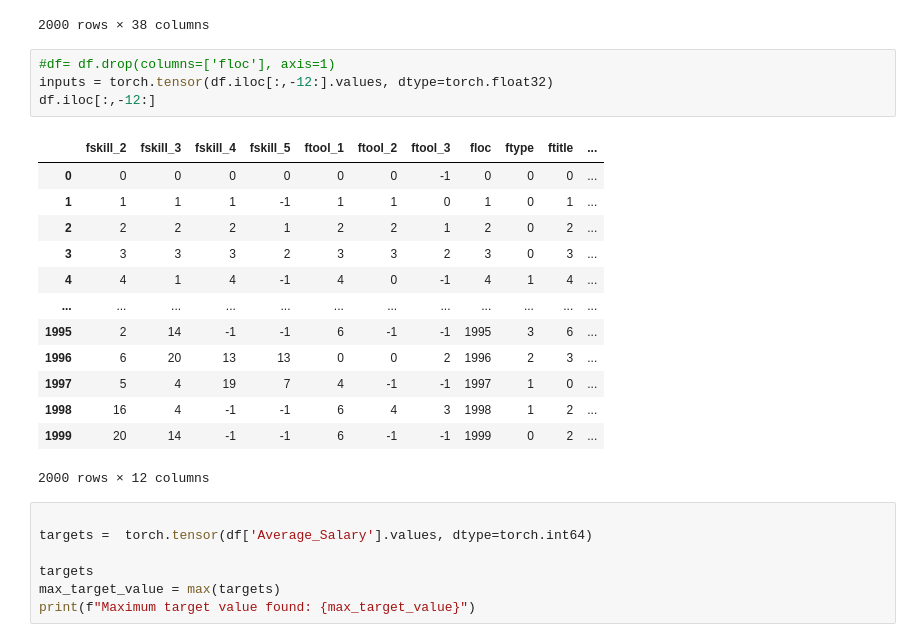
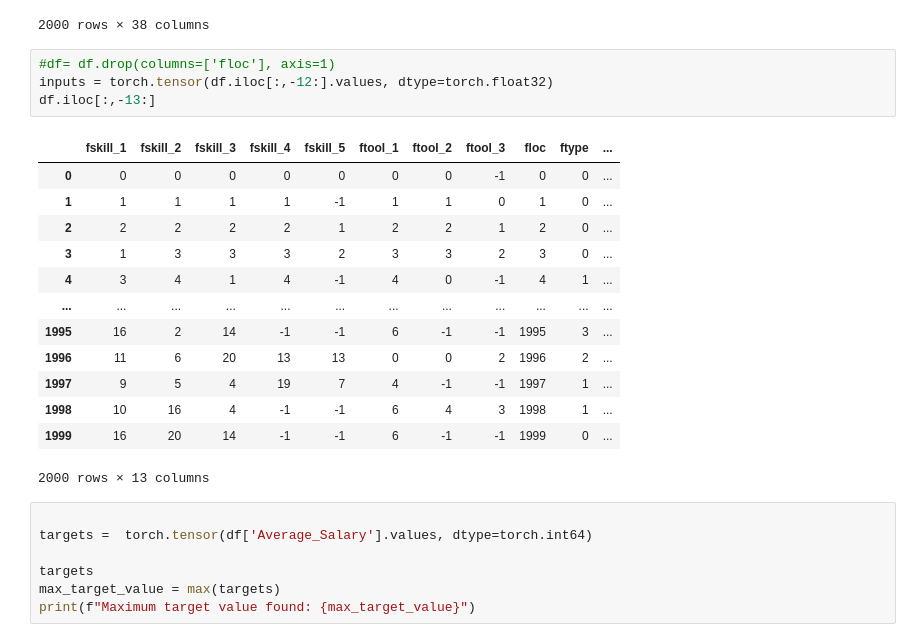
Before and after one commit to Konner-Yi/ai-job-analysis-model, a Jupyter notebook: AIJobMarket.ipynb, the cells around one changed output. Cells and saved outputs as stored; diff of their text form.

```diff
--- a/AIJobMarket.ipynb
+++ b/AIJobMarket.ipynb
@@ -131,21 +131,21 @@ df
 # %%
 #df= df.drop(columns=['floc'], axis=1)
 inputs = torch.tensor(df.iloc[:,-12:].values, dtype=torch.float32)
-df.iloc[:,-12:]
+df.iloc[:,-13:]
 # %% [output]
-|  | fskill_2 | fskill_3 | fskill_4 | fskill_5 | ftool_1 | ftool_2 | ftool_3 | floc | ftype | ftitle | ... |
-| 0 | 0 | 0 | 0 | 0 | 0 | 0 | -1 | 0 | 0 | 0 | ... |
-| 1 | 1 | 1 | 1 | -1 | 1 | 1 | 0 | 1 | 0 | 1 | ... |
-| 2 | 2 | 2 | 2 | 1 | 2 | 2 | 1 | 2 | 0 | 2 | ... |
-| 3 | 3 | 3 | 3 | 2 | 3 | 3 | 2 | 3 | 0 | 3 | ... |
-| 4 | 4 | 1 | 4 | -1 | 4 | 0 | -1 | 4 | 1 | 4 | ... |
+|  | fskill_1 | fskill_2 | fskill_3 | fskill_4 | fskill_5 | ftool_1 | ftool_2 | ftool_3 | floc | ftype | ... |
+| 0 | 0 | 0 | 0 | 0 | 0 | 0 | 0 | -1 | 0 | 0 | ... |
+| 1 | 1 | 1 | 1 | 1 | -1 | 1 | 1 | 0 | 1 | 0 | ... |
+| 2 | 2 | 2 | 2 | 2 | 1 | 2 | 2 | 1 | 2 | 0 | ... |
+| 3 | 1 | 3 | 3 | 3 | 2 | 3 | 3 | 2 | 3 | 0 | ... |
+| 4 | 3 | 4 | 1 | 4 | -1 | 4 | 0 | -1 | 4 | 1 | ... |
 | ... | ... | ... | ... | ... | ... | ... | ... | ... | ... | ... | ... |
-| 1995 | 2 | 14 | -1 | -1 | 6 | -1 | -1 | 1995 | 3 | 6 | ... |
-| 1996 | 6 | 20 | 13 | 13 | 0 | 0 | 2 | 1996 | 2 | 3 | ... |
-| 1997 | 5 | 4 | 19 | 7 | 4 | -1 | -1 | 1997 | 1 | 0 | ... |
-| 1998 | 16 | 4 | -1 | -1 | 6 | 4 | 3 | 1998 | 1 | 2 | ... |
-| 1999 | 20 | 14 | -1 | -1 | 6 | -1 | -1 | 1999 | 0 | 2 | ... |
+| 1995 | 16 | 2 | 14 | -1 | -1 | 6 | -1 | -1 | 1995 | 3 | ... |
+| 1996 | 11 | 6 | 20 | 13 | 13 | 0 | 0 | 2 | 1996 | 2 | ... |
+| 1997 | 9 | 5 | 4 | 19 | 7 | 4 | -1 | -1 | 1997 | 1 | ... |
+| 1998 | 10 | 16 | 4 | -1 | -1 | 6 | 4 | 3 | 1998 | 1 | ... |
+| 1999 | 16 | 20 | 14 | -1 | -1 | 6 | -1 | -1 | 1999 | 0 | ... |
-2000 rows × 12 columns
+2000 rows × 13 columns
 # %%
 
 targets =  torch.tensor(df['Average_Salary'].values, dtype=torch.int64)
```
Also changed, not shown: parts of 13 cells of this notebook, 2 other files.
